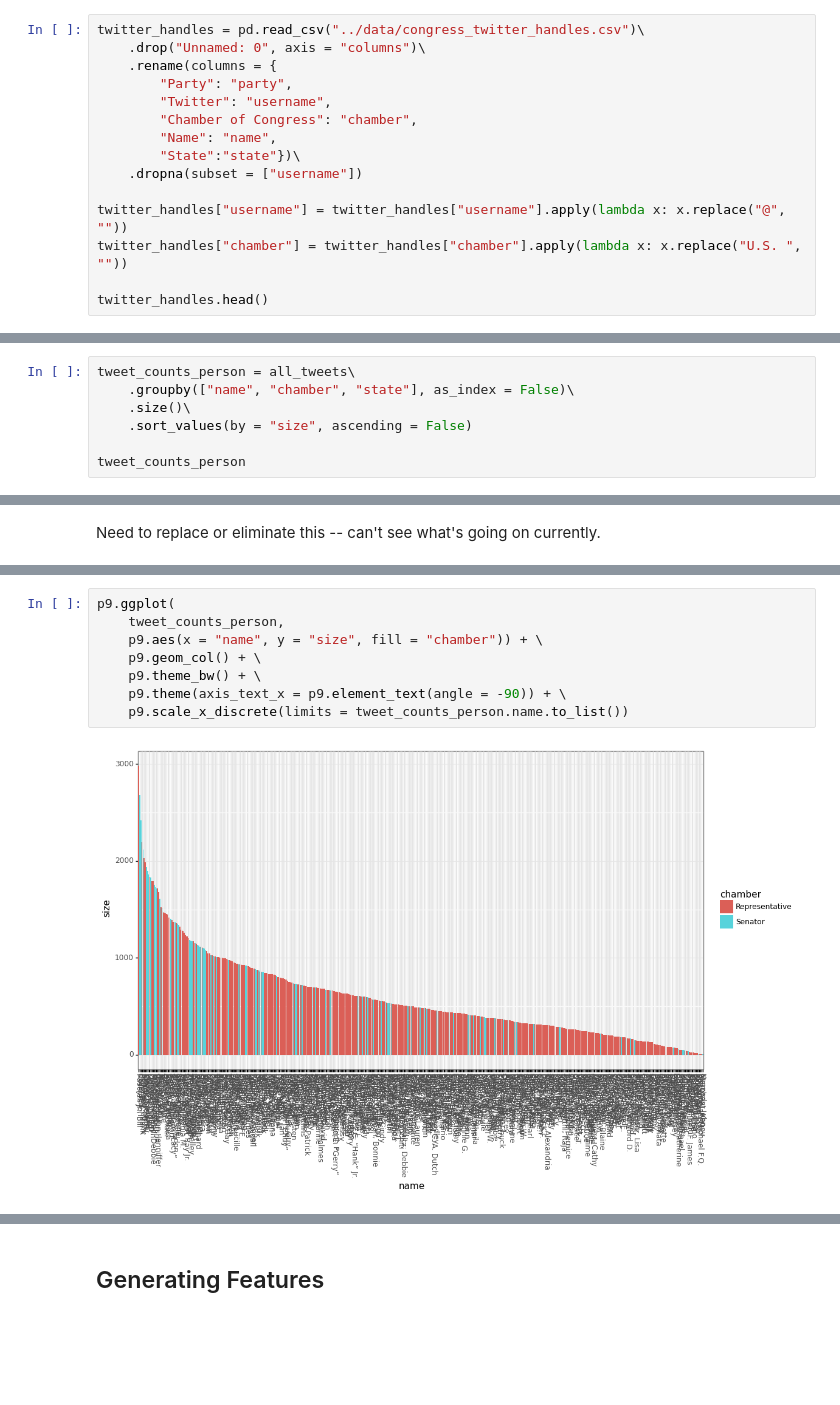
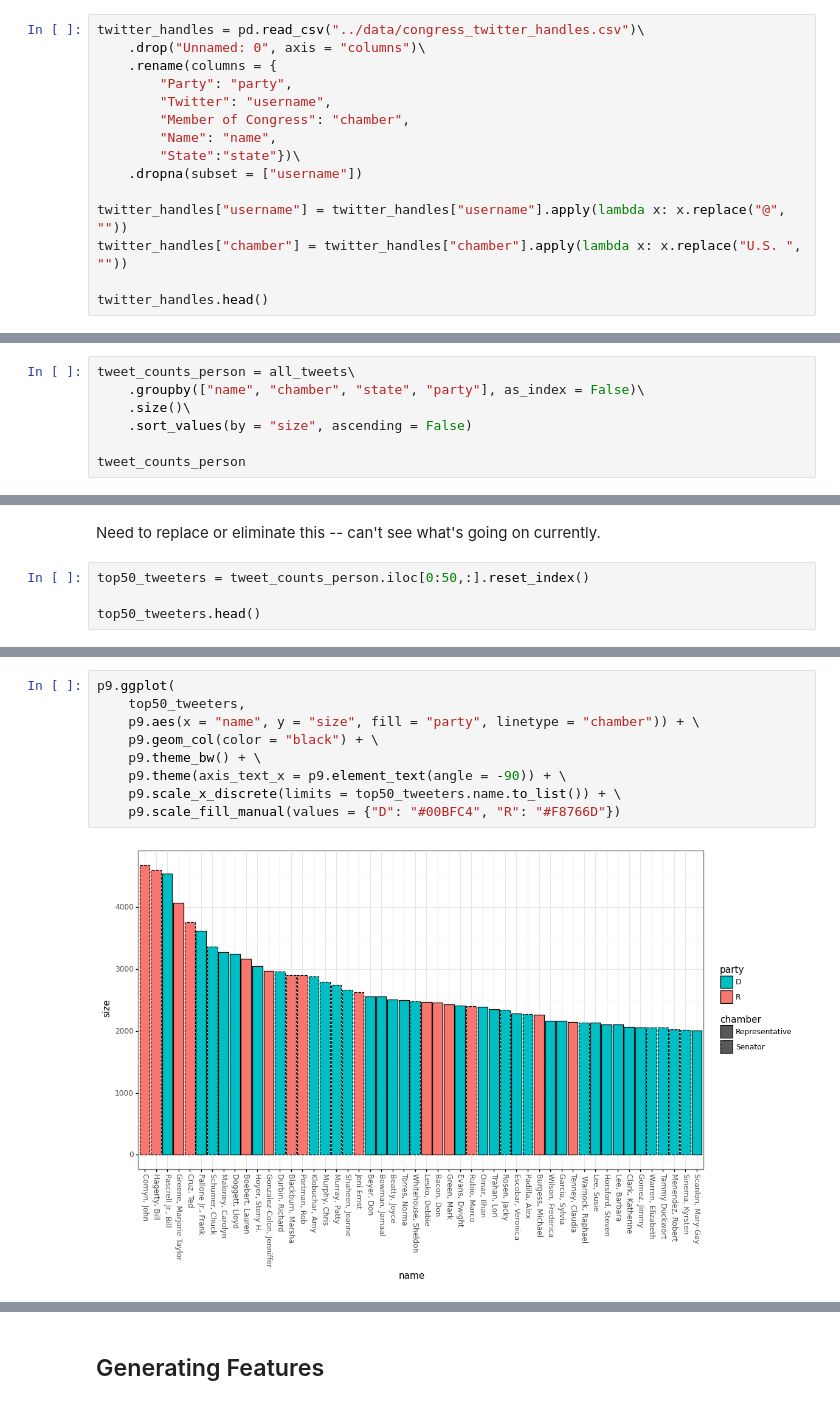
Before and after one commit to ajw2329/congress_twitter, a Jupyter notebook: notebooks/model_experiments.ipynb, the cells around one changed output, grey strips where cells are left out. Drawn from its saved outputs; the diff is of its cells as text; blank space fills up the shorter version.

Commit message:
Update tweet scraping, add to model notebook

```diff
--- a/notebooks/model_experiments.ipynb
+++ b/notebooks/model_experiments.ipynb
@@ -31,7 +31,7 @@ twitter_handles = pd.read_csv("../data/congress_twitter_handles.csv")\
     .rename(columns = {
         "Party": "party",
         "Twitter": "username",
-        "Chamber of Congress": "chamber",
+        "Member of Congress": "chamber",
         "Name": "name",
         "State":"state"})\
     .dropna(subset = ["username"])
@@ -133,6 +142,6 @@ p9.ggplot(
 # %%
 tweet_counts_person = all_tweets\
-    .groupby(["name", "chamber", "state"], as_index = False)\
+    .groupby(["name", "chamber", "state", "party"], as_index = False)\
     .size()\
     .sort_values(by = "size", ascending = False)
 
@@ -155,3 +164,7 @@ tweet_counts_person
 ## Tweet counts by person
 # %% [markdown]
 Need to replace or eliminate this -- can't see what's going on currently.
+# %%
+top50_tweeters = tweet_counts_person.iloc[0:50,:].reset_index()
+
+top50_tweeters.head()
@@ -158,10 +178,11 @@ Need to replace or eliminate this -- can't see what's going on currently.
 # %%
 p9.ggplot(
-    tweet_counts_person,
-    p9.aes(x = "name", y = "size", fill = "chamber")) + \
-    p9.geom_col() + \
+    top50_tweeters,
+    p9.aes(x = "name", y = "size", fill = "party", linetype = "chamber")) + \
+    p9.geom_col(color = "black") + \
     p9.theme_bw() + \
     p9.theme(axis_text_x = p9.element_text(angle = -90)) + \
-    p9.scale_x_discrete(limits = tweet_counts_person.name.to_list())
+    p9.scale_x_discrete(limits = top50_tweeters.name.to_list()) + \
+    p9.scale_fill_manual(values = {"D": "#00BFC4", "R": "#F8766D"})
 # %% [output]
-[figure, old version]
+[figure, new version]
```
Also changed, not shown: parts of 24 cells of this notebook, 1 other file.
